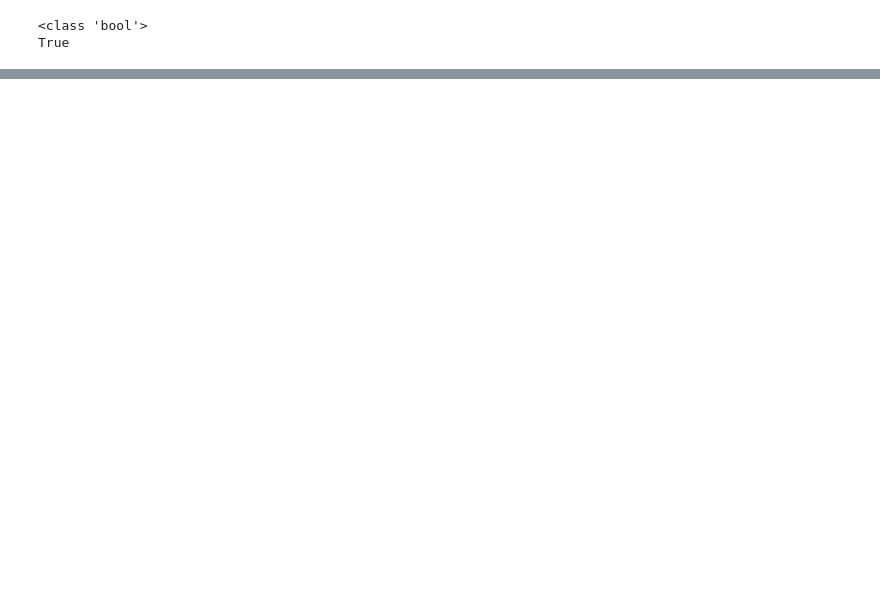
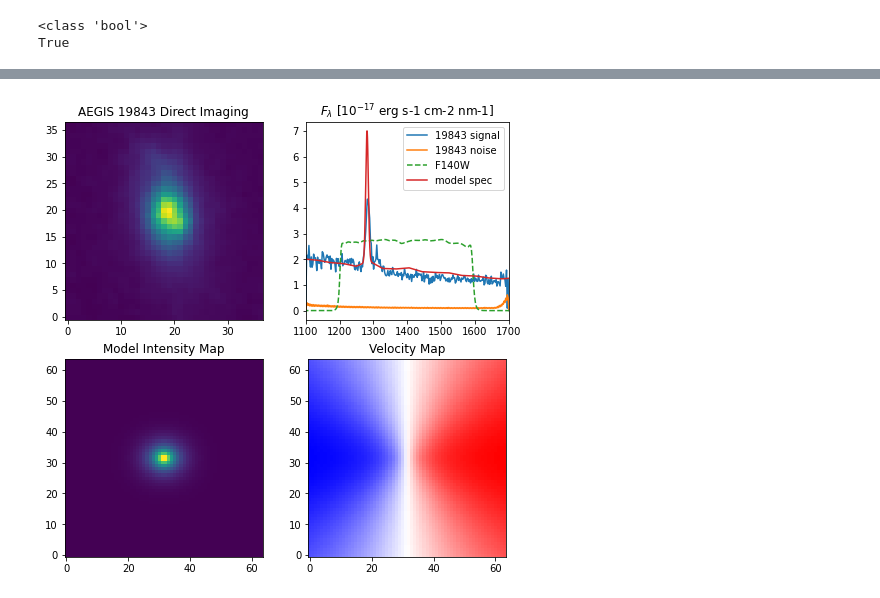
Before and after one commit to KinematicLensing/kl-tools, a Jupyter notebook: notebooks/dev/[module_test]GrismGenerator.ipynb, the cells around one changed output, grey strips where cells are left out. Saved outputs shown, nothing was run; the diff lists cells and outputs as text; code cells hidden in the pictures; blank space fills up the shorter version.

```diff
--- a/notebooks/dev/[module_test]GrismGenerator.ipynb
+++ b/notebooks/dev/[module_test]GrismGenerator.ipynb
@@ -658,0 +822,81 @@ True
+# %%
+### Check model & compare with an example source
+fig, axes = plt.subplots(2,2, figsize=(8,8))
+
+### example source: AEGIS 19843
+aegis_dir = "/Users/jiachuanxu/Workspace/HST/HST_GRISM_ARCHIVAL_DATA/3D_HST/AEGIS/aegis-01"
+AEGIS_19843_2d = fits.open(aegis_dir+"/2D/FITS/aegis-01-G141_19843.2D.fits")
+AEGIS_19843_1d = fits.open(aegis_dir+"/1D/FITS/aegis-01-G141_19843.1D.fits")
+#wave = np.array([_d[0] for _d in AEGIS_19843_1d[1].data]) * u.Angstrom
+wave = AEGIS_19843_1d[1].data['WAVE'] * u.Angstrom
+#flam = np.array([_d[1] for _d in AEGIS_19843_1d[1].data]) * u.Unit('s-1')
+flam = AEGIS_19843_1d[1].data['FLUX'] * u.Unit('s-1')
+flam[np.where(wave<1100*u.nm)] = 0 / u.s
+flam[np.where(wave>1700*u.nm)] = 0 / u.s
+#errs = np.array([_d[2] for _d in AEGIS_19843_1d[1].data]) * u.Unit('s-1')
+errs = AEGIS_19843_1d[1].data['ERROR'] * u.Unit('s-1')
+errs[np.where(wave<1100*u.nm)] = 0 / u.s
+errs[np.where(wave>1700*u.nm)] = 0 / u.s
+#sens = AEGIS_19843_1d[1].data['SENSITIVITY'] * u.Unit('erg-1 cm2') * 1e17
+sens = AEGIS_19843_1d[1].data['SENSITIVITY'] * u.Unit('erg-1 cm2 Angstrom') * 1e17
+dlamdpix = 46.5*u.Angstrom/2.
+
+axes[0,0].imshow(AEGIS_19843_2d[1].data, origin='lower')
+axes[0,0].set_title('AEGIS 19843 Direct Imaging')
+axes[0,1].plot(wave.to('nm'),
+               #(flam/sens/dlamdpix).to('erg s-1 cm-2 nm-1') * 1e18,
+               (flam/sens).to('erg s-1 cm-2 nm-1') * 1e17,
+               label='19843 signal')
+axes[0,1].plot(wave.to('nm'),
+               #(errs/sens/dlamdpix).to('erg s-1 cm-2 nm-1') * 1e18,
+               (errs/sens).to('erg s-1 cm-2 nm-1') * 1e17,
+               label='19843 noise')
+axes[0,1].set(#ylim = (0, 7),
+              xlim=(1100,1700),
+              #ylabel = r'$F_\lambda$ [$1e-18$ erg s-1 cm-2 nm-1]',
+              #xlabel='wavelength [nm]'
+             )
+axes[0,1].set_title(r'$F_\lambda$ [$10^{-17}$ erg s-1 cm-2 nm-1]')
+# check the F140W magnitude of the spectrum (m140 = 21.38)
+spec1d = Spectrum1D(
+    spectral_axis=wave.to('nm'),
+    flux=(flam/sens).to('erg s-1 cm-2 nm-1')
+    )
+spec1dp = Spectrum1D(
+    spectral_axis=wave.to('nm'),
+    flux=((flam+errs)/sens).to('erg s-1 cm-2 nm-1')
+    )
+spec1dm = Spectrum1D(
+    spectral_axis=wave.to('nm'),
+    flux=((flam-errs)/sens).to('erg s-1 cm-2 nm-1')
+    )
+#sp = SourceSpectrum.from_spectrum1d(spec1d)
+bp = stsyn.band('cos,wfc3,ir,f140w')
+obs = Observation(spec1d, bp, binset=bp.binset)
+obs_p = Observation(spec1dp, bp, binset=bp.binset)
+obs_m = Observation(spec1dm, bp, binset=bp.binset)
+mag_f140w = obs.effstim(u.ABmag)
+mag_f140w_p = obs_p.effstim(u.ABmag)
+mag_f140w_m = obs_m.effstim(u.ABmag)
+print('F140W band magnitude = {:.2f}+{:.2f}-{:.2f}; should be 21.38'.format(
+    mag_f140w, mag_f140w_m-mag_f140w,mag_f140w-mag_f140w_p))
+axes[0,1].plot(wave.to('nm'), bp(wave.to('nm'))*5, ls='--' ,label='F140W')
+### model
+ds = logprob.log_likelihood.dsim
+
+axes[1,0].imshow(ds.imap_img, origin='lower')
+axes[1,0].set_title('Model Intensity Map')
+
+### galsim.SED object return interpolated spectrum in units of photons/s/cm2/nm
+#_x = wave.to('nm')
+_x = np.linspace(1100,1700,60000)*u.nm
+model_spec =  ds.sed.spectrum(_x.value)*u.Unit('s-1 cm-2 nm-1')*(const.h*const.c/_x)
+axes[0,1].plot(_x, model_spec.to('erg s-1 cm-2 nm-1') * 1e17, label='model spec')
+
+axes[0,1].legend(loc='upper right')
+
+axes[1,1].imshow(ds.vmap_img, origin='lower', cmap='bwr')
+axes[1,1].set_title('Velocity Map')
+
+plt.show()
+# %% [output]
@@ -658,0 +907 @@ True
+[figure, added]
```
Also changed, not shown: parts of 31 cells of this notebook, 7 other files.
